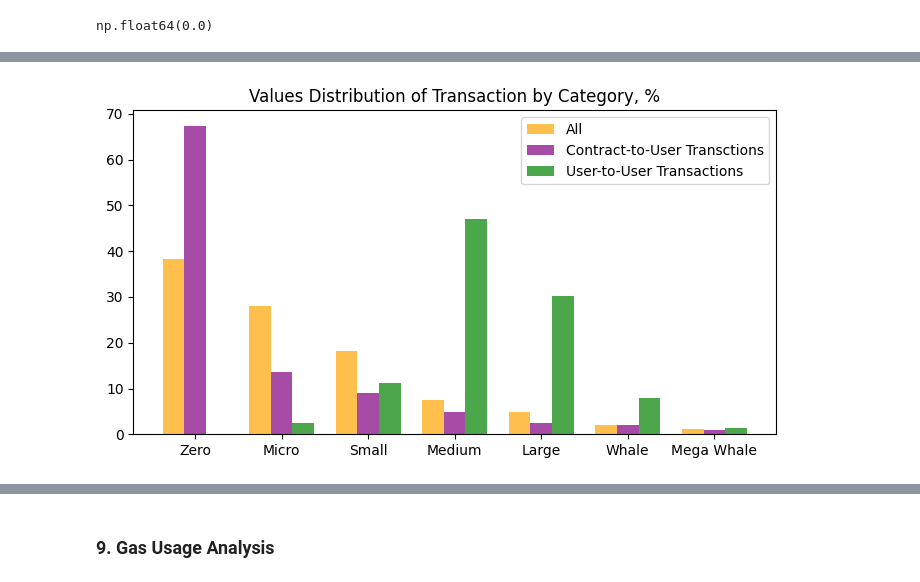
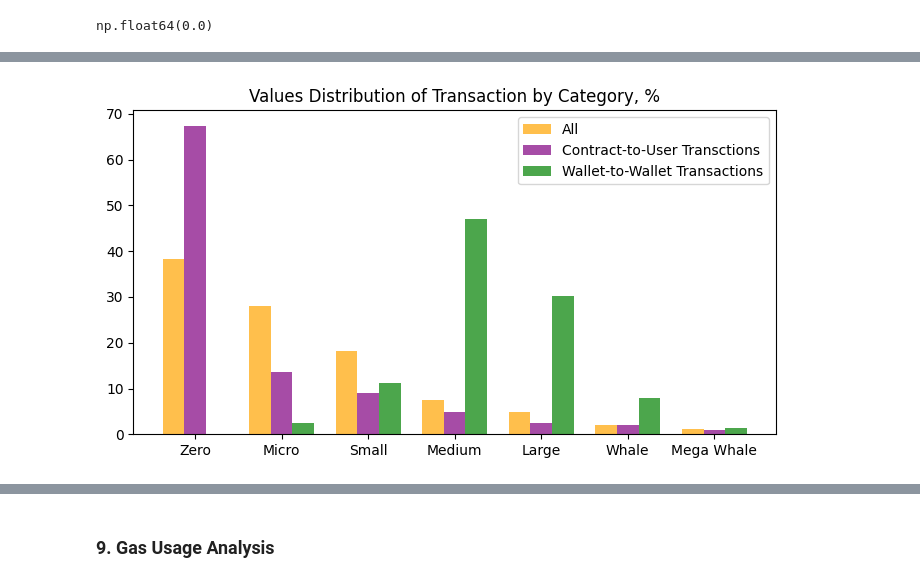
Before and after one commit to diachkina/blockchain_ethereum_project, a Jupyter notebook: ethereum_analysis.ipynb, the cells around one changed output, grey strips where cells are left out. Cells and saved outputs as stored; diff of their text form; code cells hidden in the pictures.

```diff
--- a/ethereum_analysis.ipynb
+++ b/ethereum_analysis.ipynb
@@ -74,2 +208,4 @@ Replace NULL with 'Contract':
 # %%
 df = df.fillna('Contract')
+df['value'] = pd.to_numeric(df['value'], errors='coerce')
+df['transaction_type'] = df['transaction_type'].astype('str')
@@ -295,20 +538,18 @@ transactions_per_month['total'] = transactions_per_month.groupby('first_transact
 # %%
 plt.figure(figsize=(12, 4))
 
-user_to_contract = transactions_per_month[transactions_per_month['transactions_purpose'] == 'User-to-Contract']
-user_to_user = transactions_per_month[transactions_per_month['transactions_purpose'] == 'User-to-User']
+wallet_to_contract = transactions_per_month[transactions_per_month['transactions_purpose'] == 'Wallet-to-Contract']
+wallet_to_wallet = transactions_per_month[transactions_per_month['transactions_purpose'] == 'Wallet-to-Wallet']
 
-plt.plot(user_to_contract['first_transaction_time'], user_to_contract['from_address'],
-         label='User-to-Contract', color='purple', alpha=0.7)
-plt.plot(user_to_user['first_transaction_time'], user_to_user['from_address'],
-         label='User-to-User', color='green', alpha=0.7)
+plt.plot(wallet_to_contract['first_transaction_time'], wallet_to_contract['from_address'],
+         label='Wallet-to-Contract', color='purple', alpha=0.7)
+plt.plot(wallet_to_wallet['first_transaction_time'], wallet_to_wallet['from_address'],
+         label='Wallet-to-Wallet', color='green', alpha=0.7)
 plt.plot(transactions_per_month['first_transaction_time'], transactions_per_month['total'],
-         label='All', color='orange')
+         label='Total', color='orange')
 
-plt.title('Monthly New Account Creation')
+plt.title('Monthly New Account Activity')
+plt.ylabel('Number of Transactions')
 plt.legend()
 plt.show();
-
-
-df.drop(columns=['total'], axis=1, inplace=True)
 # %% [output]
@@ -345,41 +610,41 @@ df.loc[df['eth_value'] > 0, 'value_category'] = pd.cut(
 # %%
 general_value_category_perc = df['value_category'].value_counts(normalize=True) * 100
 
-user_to_user_value_category_perc = (
-    df[df['transactions_purpose'] == 'User-to-User']['value_category']
+wallet_to_wallet_value_category_perc = (
+    df[df['transactions_purpose'] == 'Wallet-to-Wallet']['value_category']
     .value_counts(normalize=True) * 100
 )
 
-contract_to_user_value_category_perc = (
-    df[df['transactions_purpose'] == 'User-to-Contract']['value_category']
+wallet_to_contract_value_category_perc = (
+    df[df['transactions_purpose'] == 'Wallet-to-Contract']['value_category']
     .value_counts(normalize=True) * 100
 )
 # %%
 categories = ['Zero', 'Micro', 'Small', 'Medium', 'Large', 'Whale', 'Mega Whale']
 
 index = np.arange(len(categories))
 bar_width = 0.25
 
-user_to_user_value_category_perc = (
-    user_to_user_value_category_perc
+wallet_to_wallet_value_category_perc = (
+    wallet_to_wallet_value_category_perc
     .reindex(categories, fill_value=0)
 )
 
 plt.figure(figsize=(7, 4))
 
 plt.bar(index - bar_width, general_value_category_perc, bar_width,
         label='All', color='orange', alpha=0.7)
-plt.bar(index, contract_to_user_value_category_perc, bar_width,
+plt.bar(index, wallet_to_contract_value_category_perc, bar_width,
         label='Contract-to-User Transctions', color='purple', alpha=0.7)
-plt.bar(index + bar_width, user_to_user_value_category_perc, bar_width,
-        label='User-to-User Transactions', color='green', alpha=0.7)
+plt.bar(index + bar_width, wallet_to_wallet_value_category_perc, bar_width,
+        label='Wallet-to-Wallet Transactions', color='green', alpha=0.7)
 
 
 plt.xticks(index, categories)
 plt.title('Values Distribution of Transaction by Category, %')
 plt.legend()
 
 plt.tight_layout()
 plt.show()
 # %% [output]
-[figure, old version]
+[figure, new version]
```
Also changed, not shown: parts of 105 cells of this notebook.
